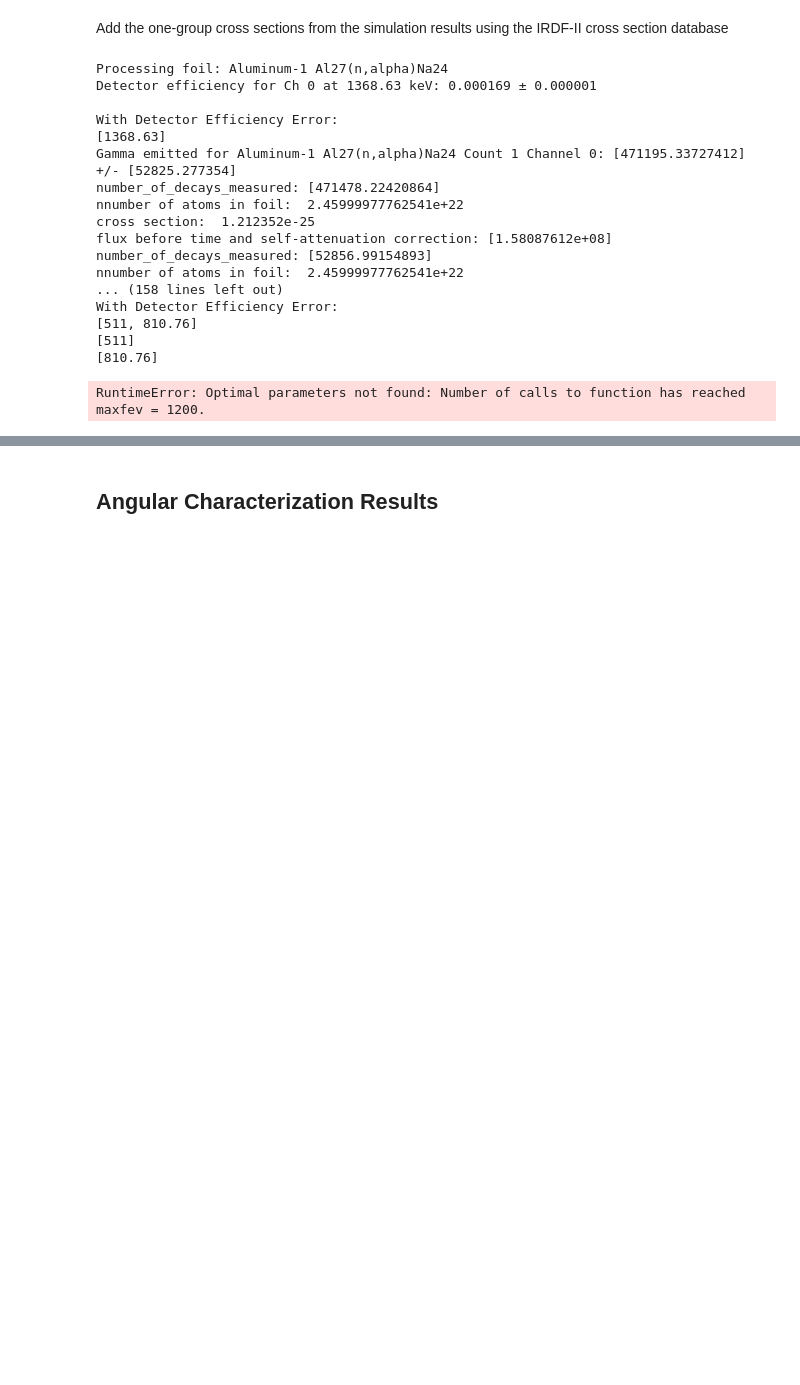
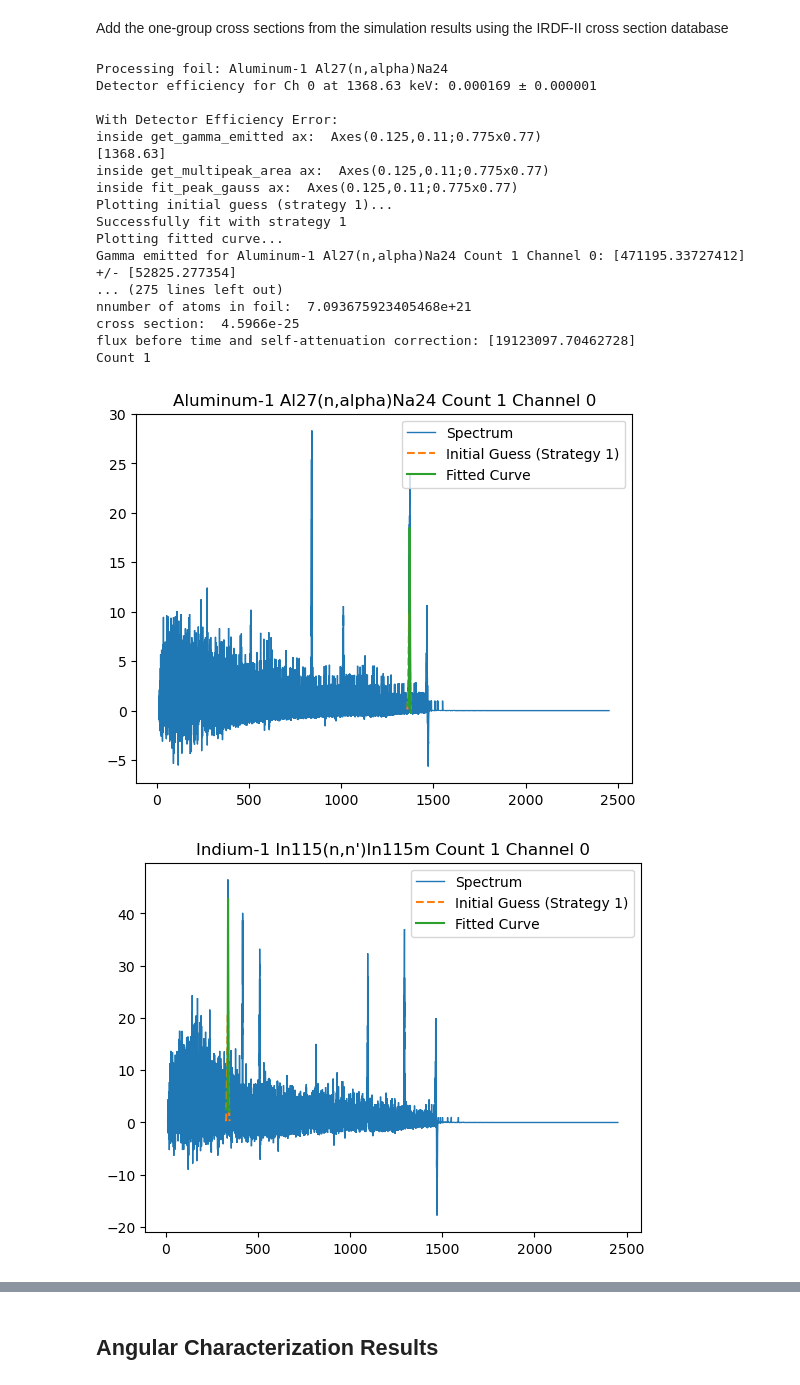
Before and after one commit to cdunn314/ngen_characterization_feb2026, a Jupyter notebook: analysis/foils/foil_analysis_HPGe.ipynb, the cells around one changed output, grey strips where cells are left out. Drawn from its saved outputs; the diff is of its cells as text; code cells hidden in the pictures; blank space fills up the shorter version.

```diff
--- a/analysis/foils/foil_analysis_HPGe.ipynb
+++ b/analysis/foils/foil_analysis_HPGe.ipynb
@@ -1120,7 +1124,8 @@ for foil_name in foil_measurements.keys():
                                         efficiency_coeffs,
                                         search_width=search_width,
                                         detector_efficiency=detector_efficiency,
-                                        detector_efficiency_err=detector_efficiency_err
+                                        detector_efficiency_err=detector_efficiency_err,
+                                        plot_spectra=True
                                         )
 
 
@@ -1129,52 +1134,53 @@ for foil_name in foil_measurements.keys():
         for ch in np.sort(list(neutron_rates[count_name].keys())):
             neutron_rate = neutron_rates[count_name][ch]
             neutron_rate_err = neutron_rates_err[count_name][ch]
-            print(f"\t Ch {ch}: Neutron rate: {neutron_rate[0]:.3e} +/- {neutron_rate_err[0]:.3e} n/s")
-            if neutron_rate[0] > 0:
+            # print(f"\t Ch {ch}: Neutron rate: {neutron_rate[0]:.3e} +/- {neutron_rate_err[0]:.3e} n/s")
+            # if neutron_rate[0] > 0:
 
-                all_foil_rates[angle].append(neutron_rate[0])
-                all_foil_rates_err[angle].append(neutron_rate_err[0])
-                foil_rates[nuclide][angle].append(neutron_rate[0])
-                foil_rates_err[nuclide][angle].append(neutron_rate_err[0])
-            else:
-                print("Negative rate value, skipping addition to totals.")
+            #     all_foil_rates[angle].append(neutron_rate[0])
+            #     all_foil_rates_err[angle].append(neutron_rate_err[0])
+            #     foil_rates[nuclide][angle].append(neutron_rate[0])
+            #     foil_rates_err[nuclide][angle].append(neutron_rate_err[0])
+            # else:
+            #     print("Negative rate value, skipping addition to totals.")
 
 
 # print('\nWithout Detector Efficiency Error:')
 
 # neutron_fluxs, neutron_flux_errs = calculate_neutron_flux_from_foil(
 #                                     foil_measurements,
 #                                     foil_name,
 #                                     background_meas,
 #                                     calibration_coeffs,
 #                                     efficiency_coeffs,
 #                                     search_width=search_width,
 #                                     detector_efficiency=detector_efficiency,
 #                                     detector_efficiency_err=0.0
 #                                     )
 
 # for count_name in neutron_rates.keys():
 #     print(count_name)
 #     for ch in np.sort(list(neutron_rates[count_name].keys())):
 #         neutron_rate = neutron_rates[count_name][ch]
 #         neutron_rate_err = neutron_rate_errs[count_name][ch]
 #         print(f"\t Ch {ch}: Neutron rate: {neutron_rate[0]:.3e} +/- {neutron_rate_err[0]:.3e} n/s")
 # %% [output]
 Processing foil: Aluminum-1 Al27(n,alpha)Na24
 Detector efficiency for Ch 0 at 1368.63 keV: 0.000169 ± 0.000001
 
 With Detector Efficiency Error:
+inside get_gamma_emitted ax:  Axes(0.125,0.11;0.775x0.77)
 [1368.63]
+inside get_multipeak_area ax:  Axes(0.125,0.11;0.775x0.77)
+inside fit_peak_gauss ax:  Axes(0.125,0.11;0.775x0.77)
+Plotting initial guess (strategy 1)...
+Successfully fit with strategy 1
+Plotting fitted curve...
 Gamma emitted for Aluminum-1 Al27(n,alpha)Na24 Count 1 Channel 0: [471195.33727412] +/- [52825.277354]
-number_of_decays_measured: [471478.22420864]
-nnumber of atoms in foil:  2.45999977762541e+22
-cross section:  1.212352e-25
-flux before time and self-attenuation correction: [1.58087612e+08]
-number_of_decays_measured: [52856.99154893]
-nnumber of atoms in foil:  2.45999977762541e+22
-... (158 lines left out)
-With Detector Efficiency Error:
-[511, 810.76]
-[511]
-[810.76]
+... (275 lines left out)
+nnumber of atoms in foil:  7.093675923405468e+21
+cross section:  4.5966e-25
+flux before time and self-attenuation correction: [19123097.70462728]
+Count 1
-RuntimeError: Optimal parameters not found: Number of calls to function has reached maxfev = 1200.
+[figure, added]
+[figure, added]
```
Also changed, not shown: parts of 10 cells of this notebook, 12 other files.
